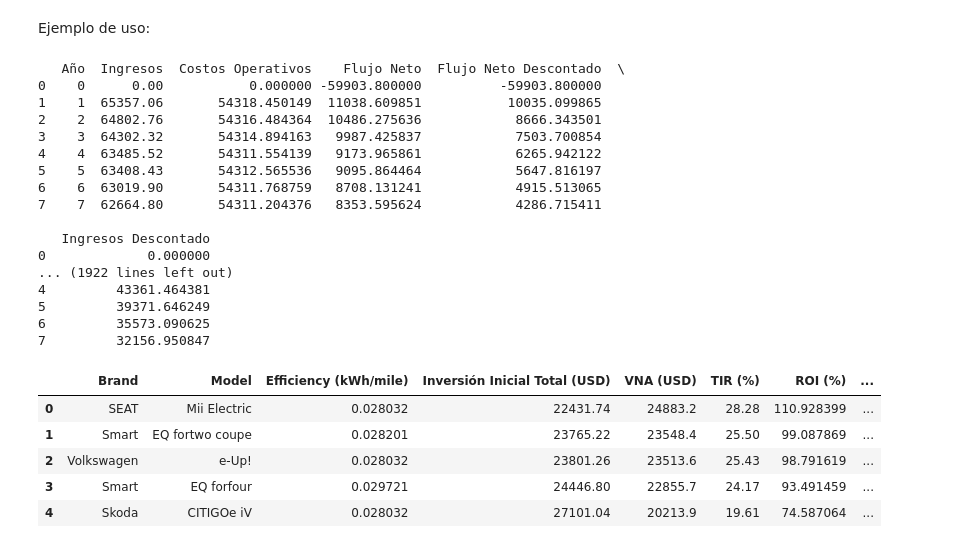
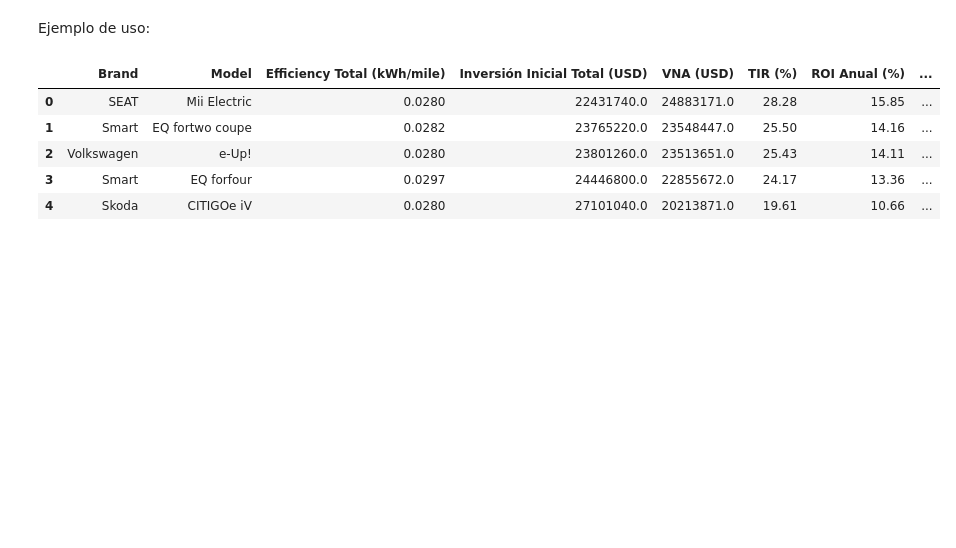
Before and after one commit to mlararossetti/ProyectoFinalSH, a Jupyter notebook: Financial Models/Combined Cash Flow Model.ipynb, the cells around one changed output. Saved outputs shown, nothing was run; the diff lists cells and outputs as text; code cells hidden in the pictures; blank space fills up the shorter version.

Commit message:
Flujo de Fondos y KPIs

```diff
--- a/Financial Models/Combined Cash Flow Model.ipynb
+++ b/Financial Models/Combined Cash Flow Model.ipynb
@@ -242,6 +244,9 @@ def calcular_metricas_flota(tasa_descuento, cantidad_ve, cantidad_conv):
         modelo = fila['Model']
         precio_ve = fila['Precio Dolar']
         eficiencia_ve = fila['Efficiency (kWh/mile)']
+        eficiencia_conv = 25
+
+        eficiencia_total = (33.7 /  eficiencia_conv * cantidad_conv + eficiencia_ve * cantidad_ve) / (cantidad_ve+cantidad_conv)
 
         # Se instancian los autos segun su naturaleza (electrico o convencional)
         auto_electrico = AutoElectrico(tasa_descuento, precio=precio_ve, eficiencia=eficiencia_ve)
@@ -251,8 +256,8 @@ def calcular_metricas_flota(tasa_descuento, cantidad_ve, cantidad_conv):
         # Se calcula el flujo de caja proyectado para cada tipo de auto
         flujo_ve = auto_electrico.flujo_caja_proyectado()
         flujo_conv = auto_convencional.flujo_caja_proyectado()
-        print (flujo_ve)
         flujo_neto_comb_lista =  cantidad_ve * flujo_ve['Flujo Neto Descontado'] +  cantidad_conv  * flujo_conv['Flujo Neto Descontado']
+
         # Se combinar flujos de caja para la flota (teniendo en cuenta su respectiva cantidad)
         flujo_neto_comb = round(
             cantidad_ve * flujo_ve['Flujo Neto Descontado'].sum() +
@@ -271,8 +276,8 @@ def calcular_metricas_flota(tasa_descuento, cantidad_ve, cantidad_conv):
         )
 
         # Se calcular las métricas financieras combinadas
-        roi_comb = flujo_neto_comb/ inversion_comb *100
-        roi_mensual_simple = roi_comb/7/12
+        roi_comb = flujo_neto_comb/ inversion_comb *100 / 7
+        roi_mensual_simple = roi_comb/12
         ir_comb = ingreso_comb / abs(inversion_comb)
         tir_comb = round(npf.irr(flujo_neto_comb_lista)*100,2)
 
@@ -294,20 +299,20 @@ def calcular_metricas_flota(tasa_descuento, cantidad_ve, cantidad_conv):
         resultados.append({
             'Brand': marca,
             'Model': modelo,
-            'Efficiency (kWh/mile)' : eficiencia_ve,
-            'Inversión Inicial Total (USD)': inversion_comb,
-            'VNA (USD)': round(flujo_neto_comb,1),
-            'TIR (%)':tir_comb,
-            'ROI (%)': roi_comb,
-            'ROI Mensualizado(%)': roi_mensual_simple,
-            'IR (USD)': ir_comb,
+            'Efficiency Total (kWh/mile)' : round(eficiencia_total,4),
+            'Inversión Inicial Total (USD)': round(inversion_comb,0),
+            #'Relación Inversión/Eficiencia (USD.mile/kWh)': round (inversion_comb/eficiencia_total,2),
+            'VNA (USD)': round(flujo_neto_comb,0),
+            'TIR (%)':round(tir_comb,2),
+            'ROI Anual (%)': round(roi_comb,2),
+            #'ROI Mensual(%)': round(roi_mensual_simple,4),
+            'IR (USD)': round(ir_comb,2),
             'Payback Period (Años)': payback_comb if payback_comb > 0 else "No recuperado en 7 años"
         })
 
-
     # Se convertierten los resultados a tipo DataFrame para una mejor visualización
     df_resultados = pd.DataFrame(resultados)
-    df_resultados = df_resultados.sort_values(by="ROI (%)", ascending=False).reset_index(drop=True) # Se ordena para tener el ranking
+    df_resultados = df_resultados.sort_values(by="ROI Anual (%)", ascending=False).reset_index(drop=True) # Se ordena para tener el ranking
 
 
     return df_resultados
@@ -315,29 +320,14 @@ def calcular_metricas_flota(tasa_descuento, cantidad_ve, cantidad_conv):
 Ejemplo de uso:
 # %%
 tasa_descuento = 0.10 # Primer Parámetro : Cantidad VE; Segundo Parámetro : Cantidad Autos Convencional
-resultados_flota = calcular_metricas_flota(tasa_descuento, 1, 0)
+cantidad_ve = 1000
+cantidad_conv = 0
+resultados_flota = calcular_metricas_flota(tasa_descuento, cantidad_ve, cantidad_conv)
 resultados_flota.head(5) # head (5) para obtener el Ranking
 # %% [output]
-   Año  Ingresos  Costos Operativos    Flujo Neto  Flujo Neto Descontado  \
-0    0      0.00           0.000000 -59903.800000          -59903.800000
-1    1  65357.06       54318.450149  11038.609851           10035.099865
-2    2  64802.76       54316.484364  10486.275636            8666.343501
-3    3  64302.32       54314.894163   9987.425837            7503.700854
-4    4  63485.52       54311.554139   9173.965861            6265.942122
-5    5  63408.43       54312.565536   9095.864464            5647.816197
-6    6  63019.90       54311.768759   8708.131241            4915.513065
-7    7  62664.80       54311.204376   8353.595624            4286.715411
-
-   Ingresos Descontado
-0             0.000000
-... (1922 lines left out)
-4         43361.464381
-5         39371.646249
-6         35573.090625
-7         32156.950847
-|  | Brand | Model | Efficiency (kWh/mile) | Inversión Inicial Total (USD) | VNA (USD) | TIR (%) | ROI (%) | ... |
-| 0 | SEAT | Mii Electric | 0.028032 | 22431.74 | 24883.2 | 28.28 | 110.928399 | ... |
-| 1 | Smart | EQ fortwo coupe | 0.028201 | 23765.22 | 23548.4 | 25.50 | 99.087869 | ... |
-| 2 | Volkswagen | e-Up! | 0.028032 | 23801.26 | 23513.6 | 25.43 | 98.791619 | ... |
-| 3 | Smart | EQ forfour | 0.029721 | 24446.80 | 22855.7 | 24.17 | 93.491459 | ... |
-| 4 | Skoda | CITIGOe iV | 0.028032 | 27101.04 | 20213.9 | 19.61 | 74.587064 | ... |
+|  | Brand | Model | Efficiency Total (kWh/mile) | Inversión Inicial Total (USD) | VNA (USD) | TIR (%) | ROI Anual (%) | ... |
+| 0 | SEAT | Mii Electric | 0.0280 | 22431740.0 | 24883171.0 | 28.28 | 15.85 | ... |
+| 1 | Smart | EQ fortwo coupe | 0.0282 | 23765220.0 | 23548447.0 | 25.50 | 14.16 | ... |
+| 2 | Volkswagen | e-Up! | 0.0280 | 23801260.0 | 23513651.0 | 25.43 | 14.11 | ... |
+| 3 | Smart | EQ forfour | 0.0297 | 24446800.0 | 22855672.0 | 24.17 | 13.36 | ... |
+| 4 | Skoda | CITIGOe iV | 0.0280 | 27101040.0 | 20213871.0 | 19.61 | 10.66 | ... |
```
Also changed, not shown: parts of 7 cells of this notebook.
